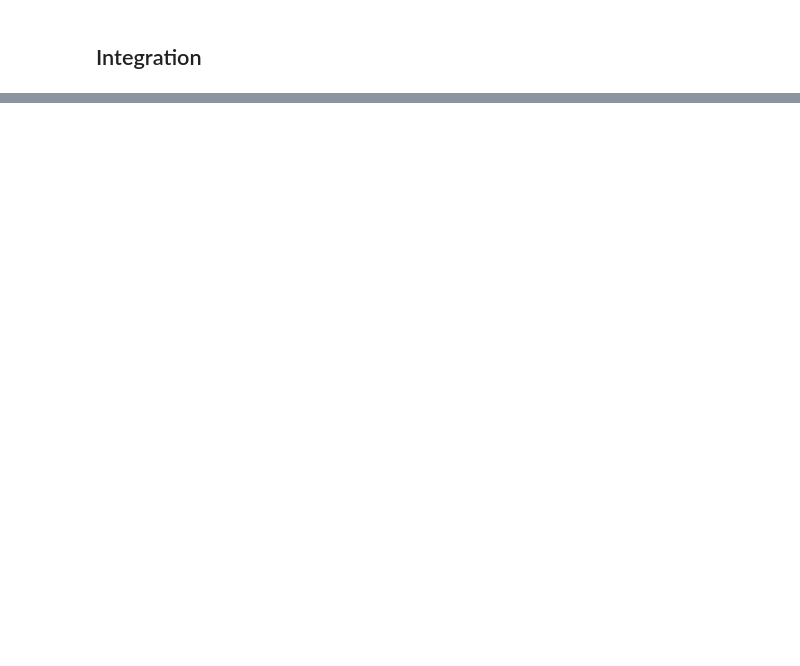
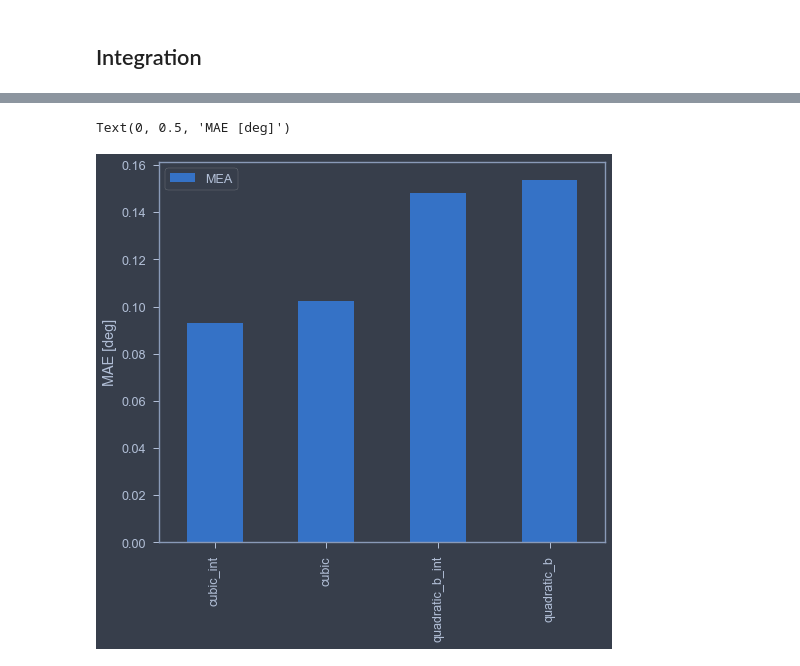
Before and after one commit to martinlarsalbert/Prediction-of-roll-motion-using-fully-nonlinear-potential-flow-and-Ikedas-method, a Jupyter notebook: notebooks/01.3_select_suitable_MDL_test_KLVCC2_speed.ipynb, the cells around one changed output, grey strips where cells are left out. Drawn from its saved outputs; the diff is of its cells as text; code cells hidden in the pictures; blank space fills up the shorter version.

```diff
--- a/notebooks/01.3_select_suitable_MDL_test_KLVCC2_speed.ipynb
+++ b/notebooks/01.3_select_suitable_MDL_test_KLVCC2_speed.ipynb
@@ -507,0 +286,20 @@ A_44/I_44
+# %%
+df_summary = pd.DataFrame()
+
+for model_name, model in models.items():
+
+    estimator = model['estimator']
+    s = pd.Series(name=model_name, data=estimator.parameters)
+    s['MEA'] = calculate_score(pipeline=model, run=run)
+    s['score'] = model.score(X=run.df)
+
+    df_summary=df_summary.append(s)
+# %%
+df_summary.sort_values(by='MEA', inplace=True)
+# %%
+fig,ax=plt.subplots()
+df_summary.plot(y='MEA', kind='bar', ax=ax)
+ax.set_ylabel('MAE [deg]')
+# %% [output]
+Text(0, 0.5, 'MAE [deg]')
+[figure, added]
```
Also changed, not shown: parts of 53 cells of this notebook, 2 other files.
